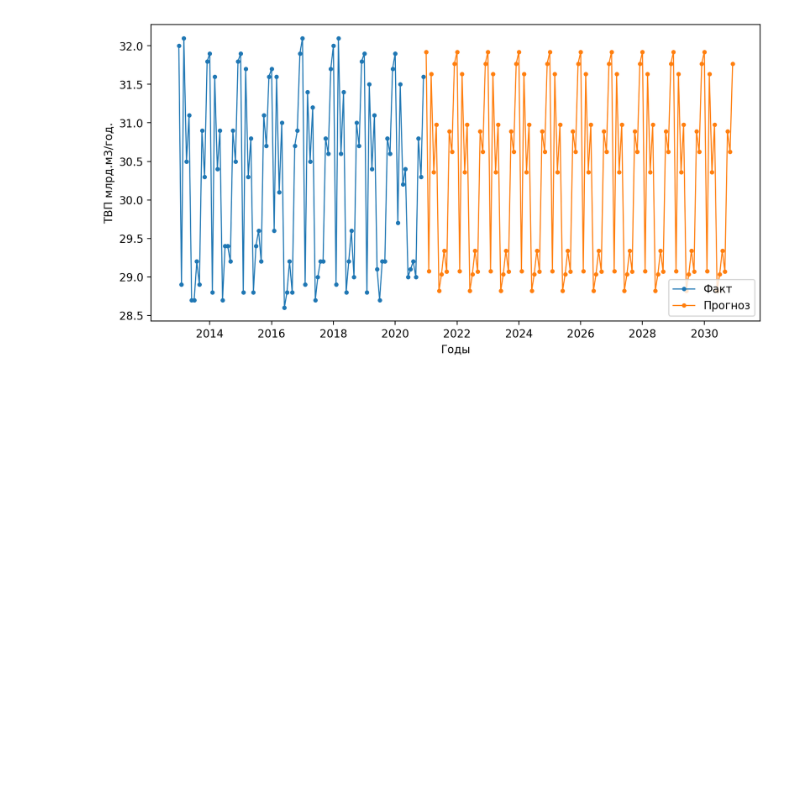
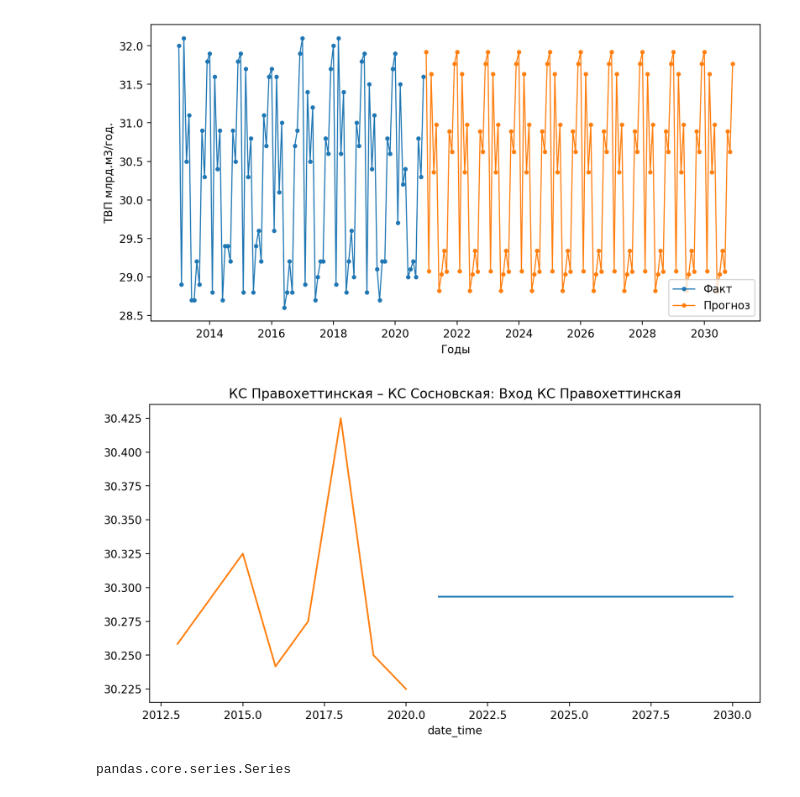
Before and after one commit to stureiko/TFP, a Jupyter notebook: TFP-ML-model.ipynb, the cells around one changed output. Drawn from its saved outputs; the diff is of its cells as text; code cells hidden in the pictures; blank space fills up the shorter version.

```diff
--- a/TFP-ML-model.ipynb
+++ b/TFP-ML-model.ipynb
@@ -351,3 +351,15 @@ plt.ylabel('ТВП млрд.м3/год.')
 plt.show()
 # %% [output]
 [figure]
+# %%
+forecast.groupby(by=forecast.index.year).mean().plot()
+
+fact.groupby(by=fact.index.year).mean().plot()
+
+plt.title(cr_line);
+# %% [output]
+[figure, added]
+# %%
+type(fact)
+# %% [output]
+pandas.core.series.Series
```
Also changed, not shown: parts of 10 cells of this notebook.
